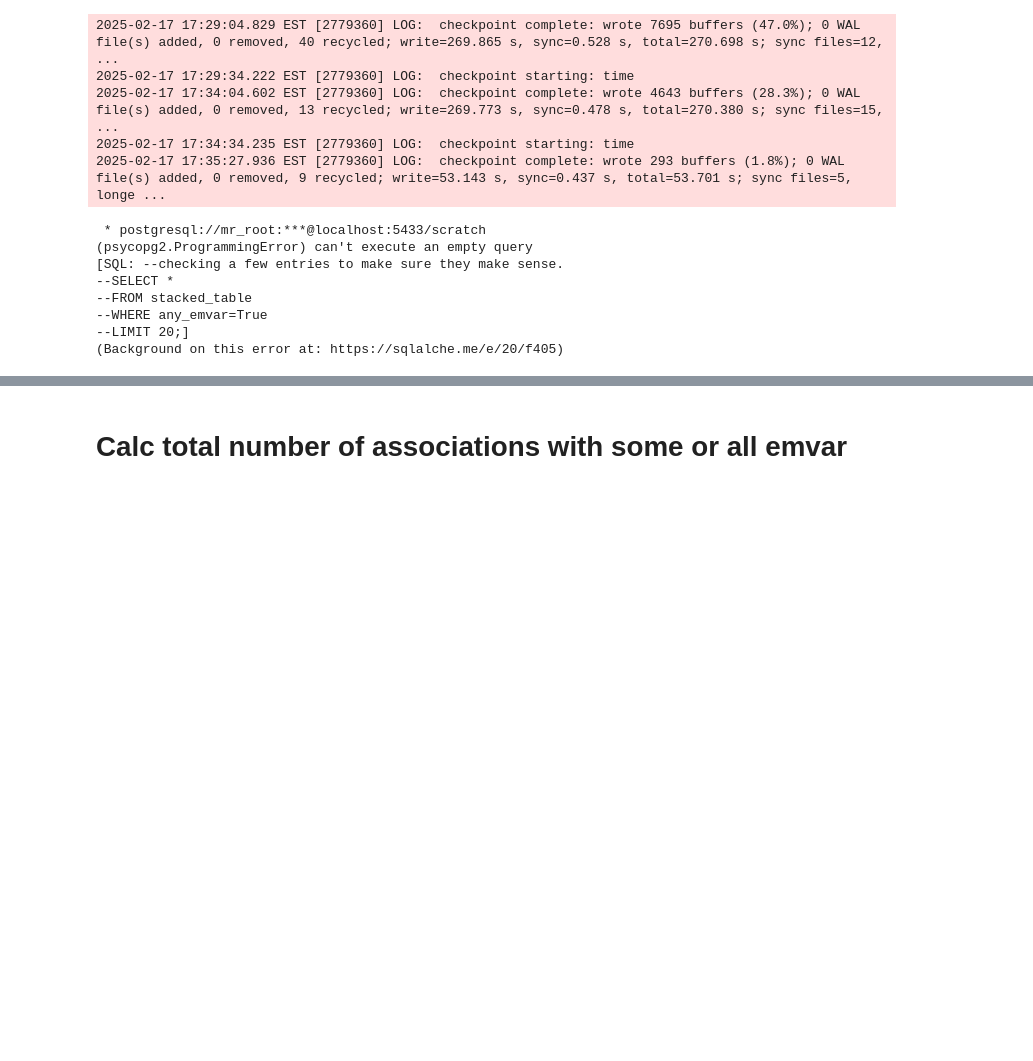
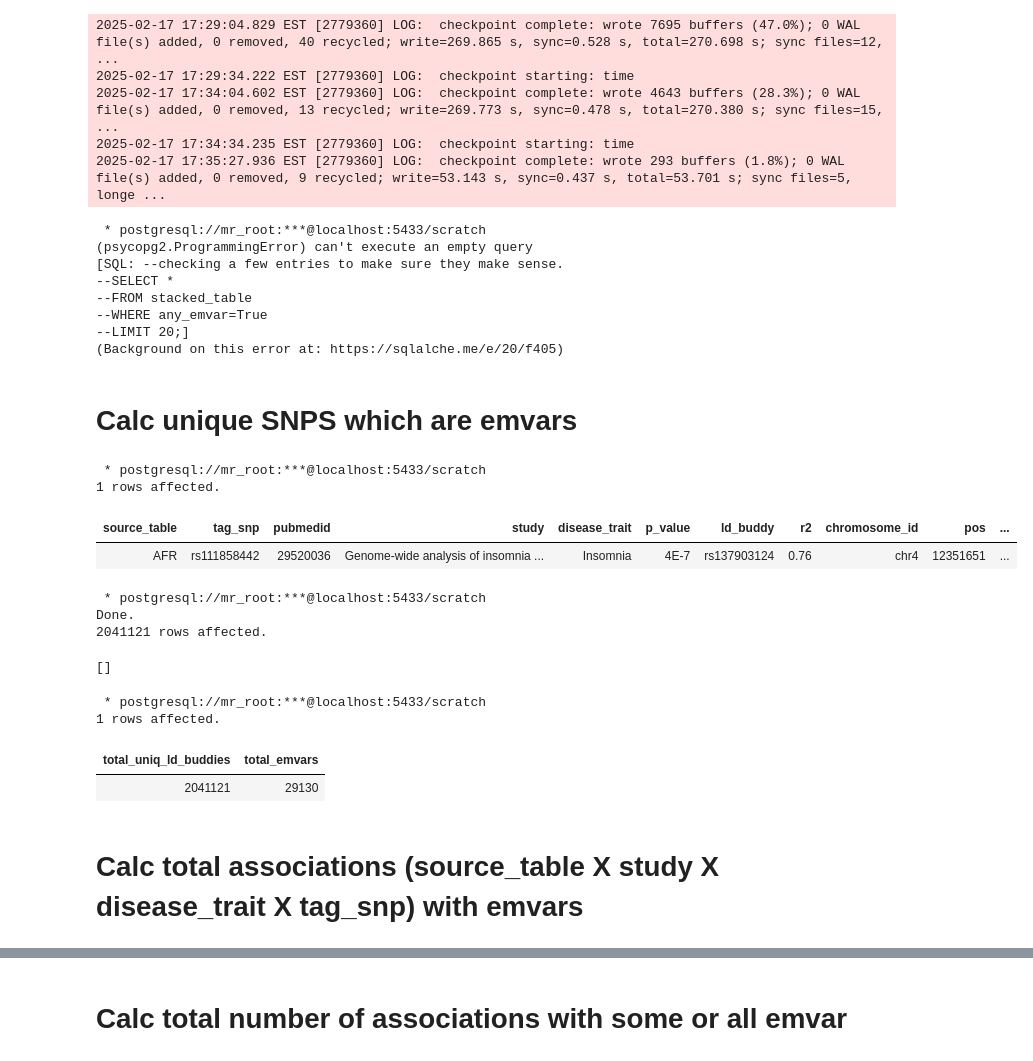
Before and after one commit to Reilly-Lab-Yale/variant_effects_mnoon, a Jupyter notebook: helper/gwas_intersection/10_compute_emvar/compute_emvar.ipynb, the cells around one changed output, grey strips where cells are left out. Saved outputs shown, nothing was run; the diff lists cells and outputs as text; code cells hidden in the pictures; blank space fills up the shorter version.

```diff
--- a/helper/gwas_intersection/10_compute_emvar/compute_emvar.ipynb
+++ b/helper/gwas_intersection/10_compute_emvar/compute_emvar.ipynb
@@ -250,3 +247,48 @@ Done.
 --WHERE any_emvar=True
 --LIMIT 20;]
 (Background on this error at: https://sqlalche.me/e/20/f405)
+# %% [markdown]
+# Calc unique SNPS which are emvars
+# %%
+%%sql
+SELECT *
+FROM
+    stacked_table
+LIMIT 1;
+# %% [output]
+ * postgresql://mr_root:***@localhost:5433/scratch
+1 rows affected.
+| source_table | tag_snp | pubmedid | study | disease_trait | p_value | ld_buddy | r2 | chromosome_id | pos | ... |
+| AFR | rs111858442 | 29520036 | Genome-wide analysis of insomnia ... | Insomnia | 4E-7 | rs137903124 | 0.76 | chr4 | 12351651 | ... |
+# %%
+%%sql
+--Flatten to unique ld_buddy values.
+DROP TABLE buddy_has_any_emvar;
+
+CREATE TABLE buddy_has_any_emvar AS
+SELECT
+    ld_buddy,
+    SUM(any_emvar::INT)>0 AS true_any_emvar_count
+FROM
+    stacked_table
+GROUP BY
+    ld_buddy;
+# %% [output]
+ * postgresql://mr_root:***@localhost:5433/scratch
+Done.
+2041121 rows affected.
+[]
+# %%
+%%sql
+SELECT
+    COUNT(*) AS total_uniq_ld_buddies,
+    SUM(true_any_emvar_count::INT) AS total_emvars
+FROM
+    buddy_has_any_emvar;
+# %% [output]
+ * postgresql://mr_root:***@localhost:5433/scratch
+1 rows affected.
+| total_uniq_ld_buddies | total_emvars |
+| 2041121 | 29130 |
+# %% [markdown]
+# Calc total associations (source_table X study X disease_trait X tag_snp) with emvars
```
Also changed, not shown: parts of 5 cells of this notebook.
